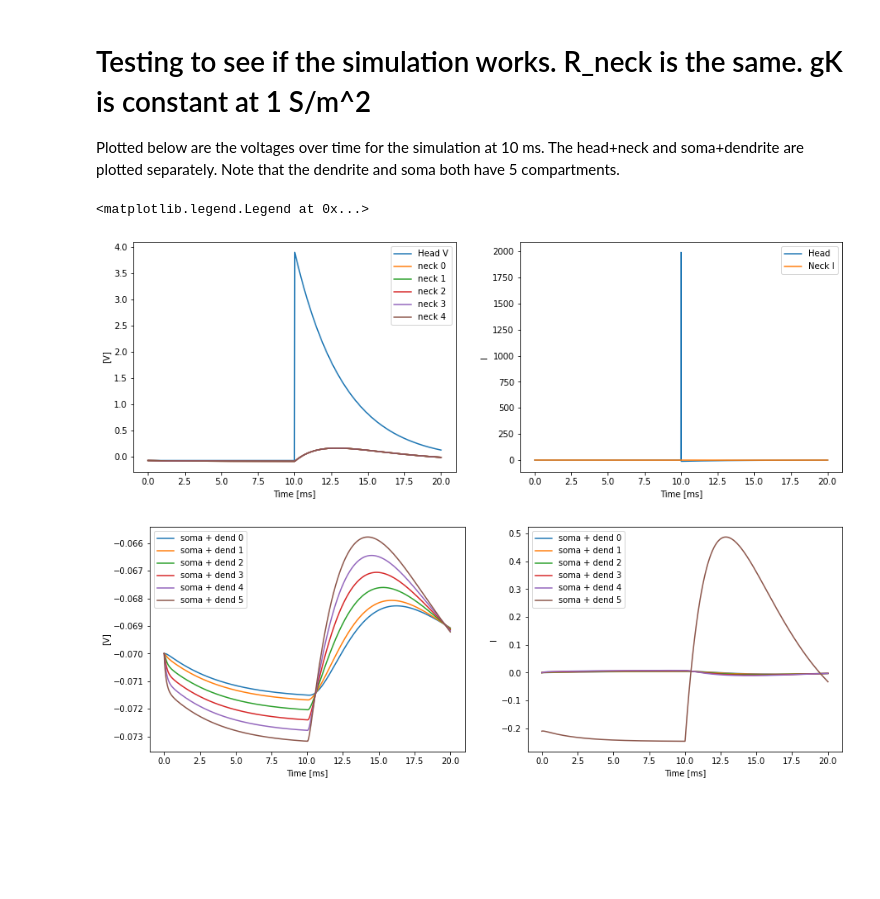
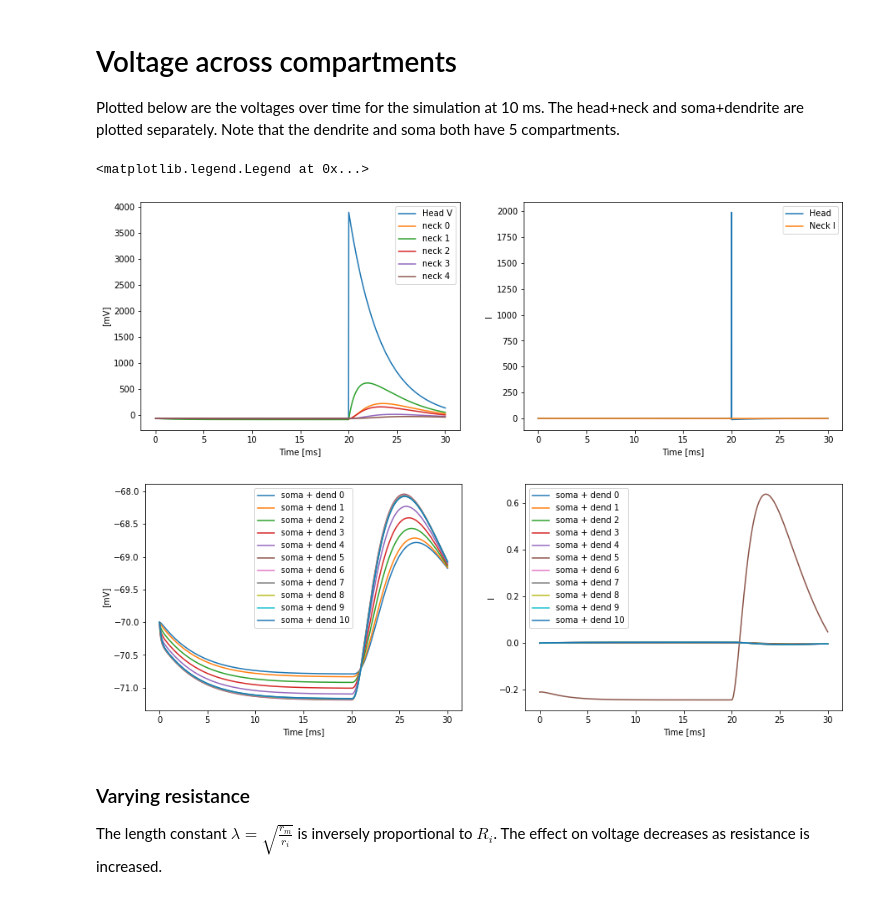
Before and after one commit to harpercho/dendritic-spines, a Jupyter notebook: simulation.ipynb, the cells around one changed output. Drawn from its saved outputs; the diff is of its cells as text; code cells hidden in the pictures; blank space fills up the shorter version.

Commit message:
working simulation run function with default param

```diff
--- a/simulation.ipynb
+++ b/simulation.ipynb
@@ -3,5 +68,5 @@ from brian2 import *
 # %%
-def run_sim(RNECK):
+def run_sim_old(RNECK):
     start_scope()
 
     # Set the default time step
@@ -9,8 +74,7 @@ def run_sim(RNECK):
 
     # Base Params
 
-    gK = 36*msiemens/cm**2
-    VK = -90. * mV
+    VK = -70. * mV
     V_reset = -70. * mV
     thres = 'v > 0*mV'
     ref = 'v > -10*mV'
@@ -104,43 +270,47 @@ def run_sim(RNECK):
 # %% [markdown]
-# Testing to see if the simulation works. R_neck is the same. gK is constant at 1 S/m^2
+# Voltage across compartments
 
 Plotted below are the voltages over time for the simulation at 10 ms. The head+neck and soma+dendrite are plotted separately. Note that the dendrite and soma both have 5 compartments.
 # %%
-M_spine_head, M_spine_neck, M_soma = run_sim(100*ohm*cm)
+M_spine_head, M_spine_neck, M_soma = run_sim(default_params())
 # %%
 fig, axs = plt.subplots(1,2, figsize = (15,5))
-axs[0].plot(M_spine_head.t/ms, M_spine_head.v[0], label = 'Head V')
+axs[0].plot(M_spine_head.t/ms, M_spine_head.v[0]/mV, label = 'Head V')
 for idx, item in enumerate(M_spine_neck):
-    axs[0].plot(item.t/ms, item.v, label = 'neck ' + str(idx))
+    axs[0].plot(item.t/ms, item.v/mV, label = 'neck ' + str(idx))
 axs[0].legend()
 axs[0].set_xlabel('Time [ms]')
-axs[0].set_ylabel('[V]')
+axs[0].set_ylabel('[mV]')
 
 axs[1].plot(M_spine_head.t/ms, M_spine_head.Im[0], label = 'Head')
 axs[1].plot(M_spine_neck.t/ms, M_spine_neck.Im[0], label = 'Neck I')
 axs[1].set_xlabel('Time [ms]')
 axs[1].set_ylabel('I')
 axs[1].legend()
 
 fig, axs = plt.subplots(1,2, figsize = (15,5))
 for idx, item in enumerate(M_soma):
-    axs[0].plot(M_soma.t/ms, item.v, label = 'soma + dend ' + str(idx))
+    axs[0].plot(M_soma.t/ms, item.v/mV, label = 'soma + dend ' + str(idx))
     axs[1].plot(M_soma.t/ms, item.Im, label = 'soma + dend ' + str(idx))
 axs[0].legend()
 axs[0].set_xlabel('Time [ms]')
-axs[0].set_ylabel('[V]')
+axs[0].set_ylabel('[mV]')
 axs[1].set_xlabel('Time [ms]')
 axs[1].set_ylabel('I')
 axs[1].legend()
 # %% [output]
 <matplotlib.legend.Legend at 0x...>
-[figure, old version]
+[figure, new version]
-[figure, old version]
+[figure, new version]
 # %%
 def EPSP(monitor):
     t = monitor.t/ms
     v = monitor.v/mV
     return np.max(v) - v[np.where(t<10)[0][-1]]
+# %% [markdown]
+### Varying resistance
+
+The length constant $\lambda = \sqrt{\frac{r_m}{r_i}}$ is inversely proportional to $R_i$. The effect on voltage decreases as resistance is increased.
 # %%
 R_VALS = np.linspace(1e6, 1e8, 5)
 EPSPs = np.zeros(len(R_VALS))
```
Also changed, not shown: parts of 12 cells of this notebook, 3 other files.
